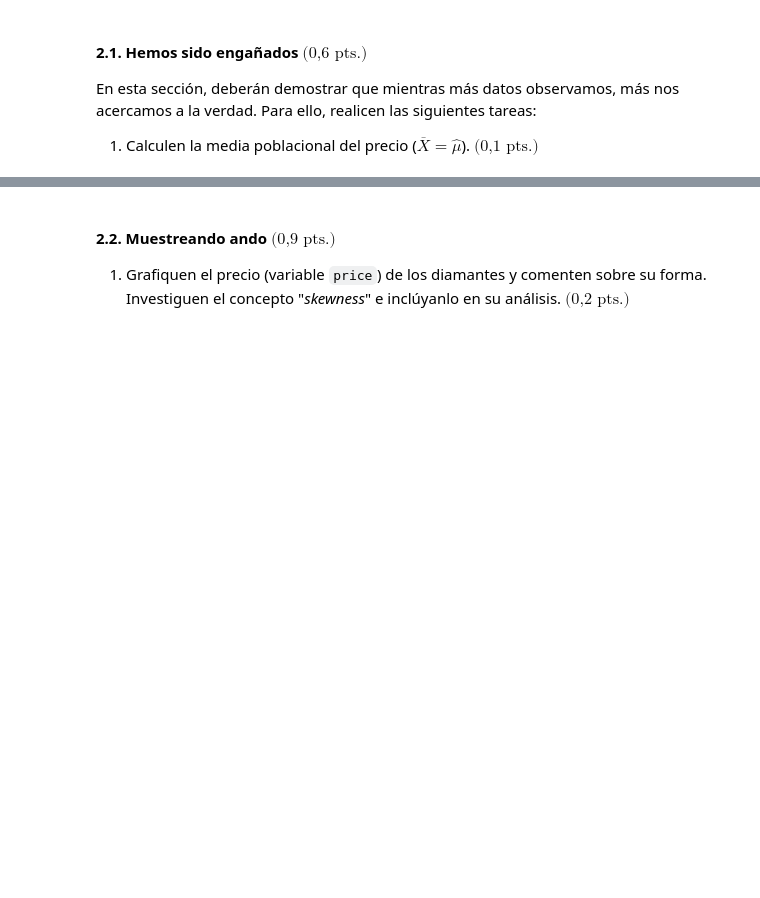
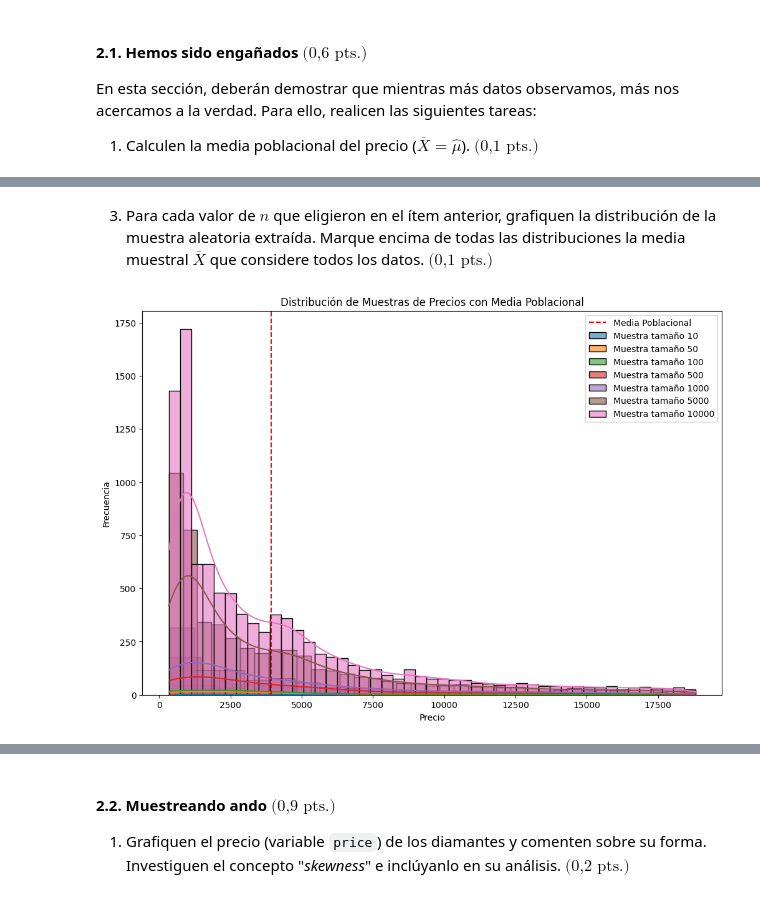
Before and after one commit to milemrc5-cpu/cursoedv-tarea1-equipo2, a Jupyter notebook: tareaedv.ipynb, the cells around one changed output, grey strips where cells are left out. Saved outputs shown, nothing was run; the diff lists cells and outputs as text; code cells hidden in the pictures; blank space fills up the shorter version.

```diff
--- a/tareaedv.ipynb
+++ b/tareaedv.ipynb
@@ -258,0 +127,6 @@ plt.close(fig)
+# %% [markdown]
+3. Para cada valor de $n$ que eligieron en el ítem anterior, grafiquen la distribución de la muestra aleatoria extraída. Marque encima de todas las distribuciones la media muestral $\overline{X}$ que considere todos los datos. $\textrm{(0,1 pts.)}$
+# %%
+hacer distinto
+# %% [output]
+[figure, added]
```
Also changed, not shown: parts of 53 cells of this notebook.
